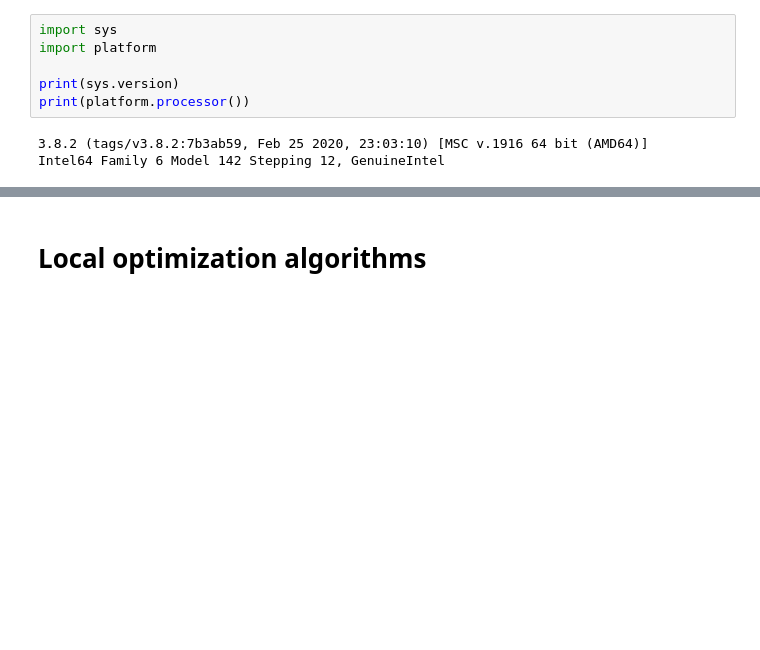
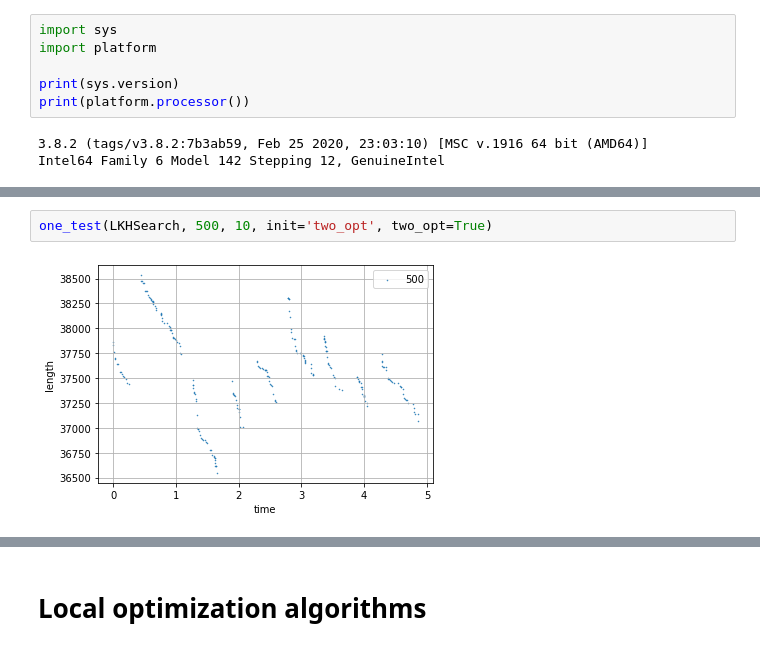
Before and after one commit to Lin-Kernighan/Lin-Kernighan, a Jupyter notebook: benchmarks.ipynb, the cells around one changed output, grey strips where cells are left out. Cells and saved outputs as stored; diff of their text form; blank space fills up the shorter version.

```diff
--- a/benchmarks.ipynb
+++ b/benchmarks.ipynb
@@ -9,0 +93,4 @@ Intel64 Family 6 Model 142 Stepping 12, GenuineIntel
+# %%
+one_test(LKHSearch, 500, 10, init='two_opt', two_opt=True)
+# %% [output]
+[figure, added]
```
Also changed, not shown: parts of 39 cells of this notebook, 7 other files.
